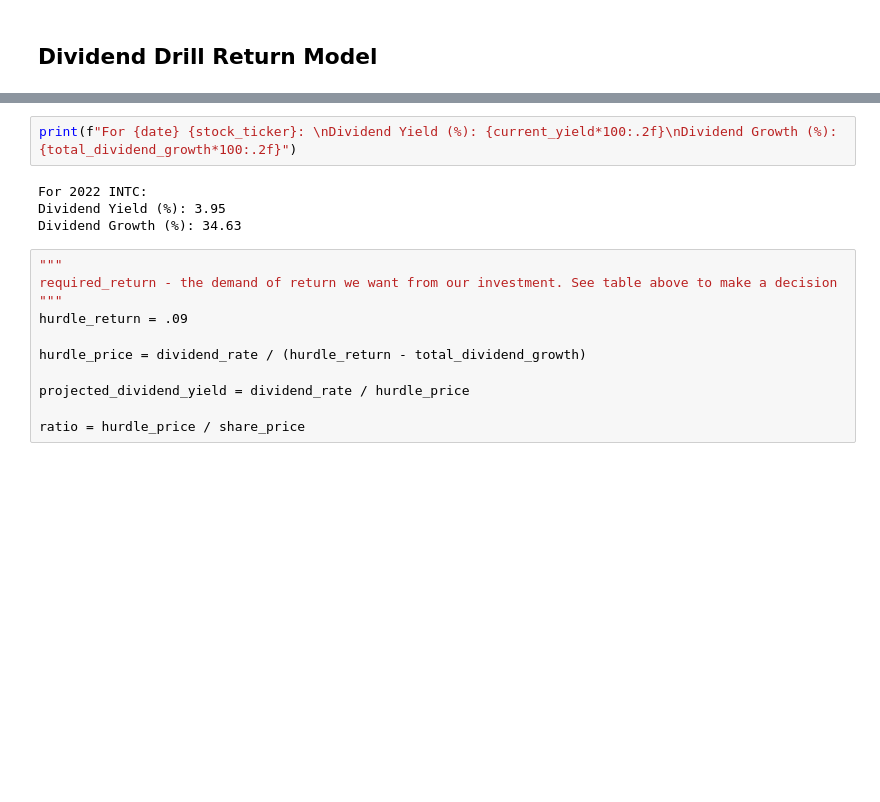
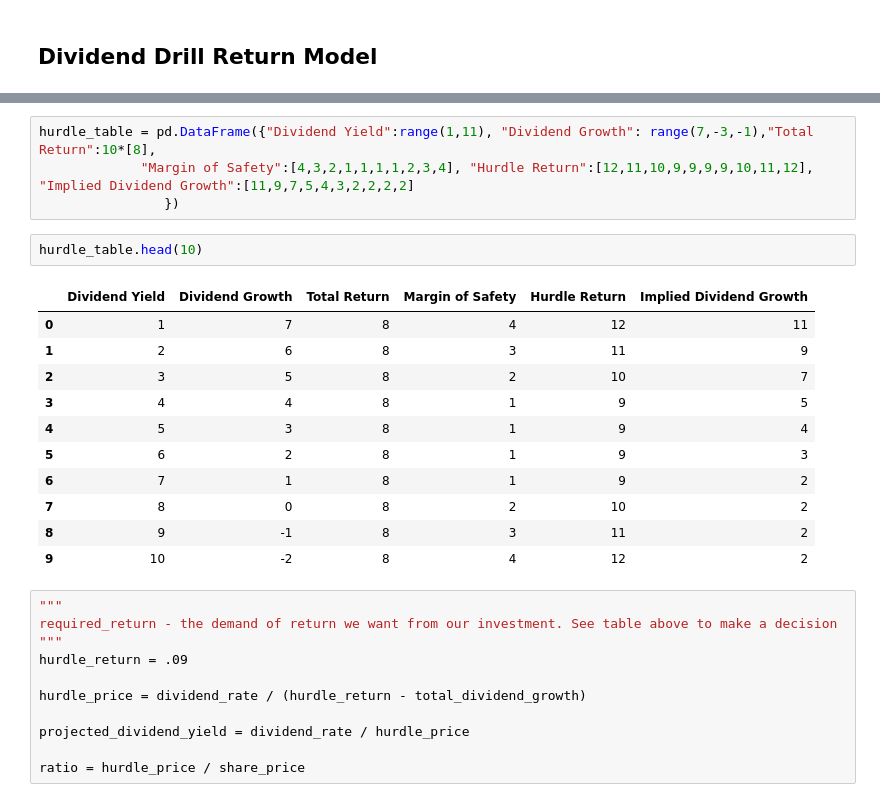
Before and after one commit to godot107/investing, a Jupyter notebook: notebooks/scoping_yfinance.ipynb, the cells around one changed output, grey strips where cells are left out. Saved outputs shown, nothing was run; the diff lists cells and outputs as text; blank space fills up the shorter version.

```diff
--- a/notebooks/scoping_yfinance.ipynb
+++ b/notebooks/scoping_yfinance.ipynb
@@ -291,9 +417,21 @@ The basic margin of safety principle is to pay less for a stock than it is worth
-# %%
-print(f"For {date} {stock_ticker}: \nDividend Yield (%): {current_yield*100:.2f}\nDividend Growth (%): {total_dividend_growth*100:.2f}")
-# %% [output]
-For 2022 INTC:
-Dividend Yield (%): 3.95
-Dividend Growth (%): 34.63
+# %%
+hurdle_table = pd.DataFrame({"Dividend Yield":range(1,11), "Dividend Growth": range(7,-3,-1),"Total Return":10*[8],
+             "Margin of Safety":[4,3,2,1,1,1,1,2,3,4], "Hurdle Return":[12,11,10,9,9,9,9,10,11,12], "Implied Dividend Growth":[11,9,7,5,4,3,2,2,2,2]
+                })
+# %%
+hurdle_table.head(10)
+# %% [output]
+|  | Dividend Yield | Dividend Growth | Total Return | Margin of Safety | Hurdle Return | Implied Dividend Growth |
+| 0 | 1 | 7 | 8 | 4 | 12 | 11 |
+| 1 | 2 | 6 | 8 | 3 | 11 | 9 |
+| 2 | 3 | 5 | 8 | 2 | 10 | 7 |
+| 3 | 4 | 4 | 8 | 1 | 9 | 5 |
+| 4 | 5 | 3 | 8 | 1 | 9 | 4 |
+| 5 | 6 | 2 | 8 | 1 | 9 | 3 |
+| 6 | 7 | 1 | 8 | 1 | 9 | 2 |
+| 7 | 8 | 0 | 8 | 2 | 10 | 2 |
+| 8 | 9 | -1 | 8 | 3 | 11 | 2 |
+| 9 | 10 | -2 | 8 | 4 | 12 | 2 |
 # %%
 """
 required_return - the demand of return we want from our investment. See table above to make a decision
```
Also changed, not shown: parts of 29 cells of this notebook, 1 other file.
